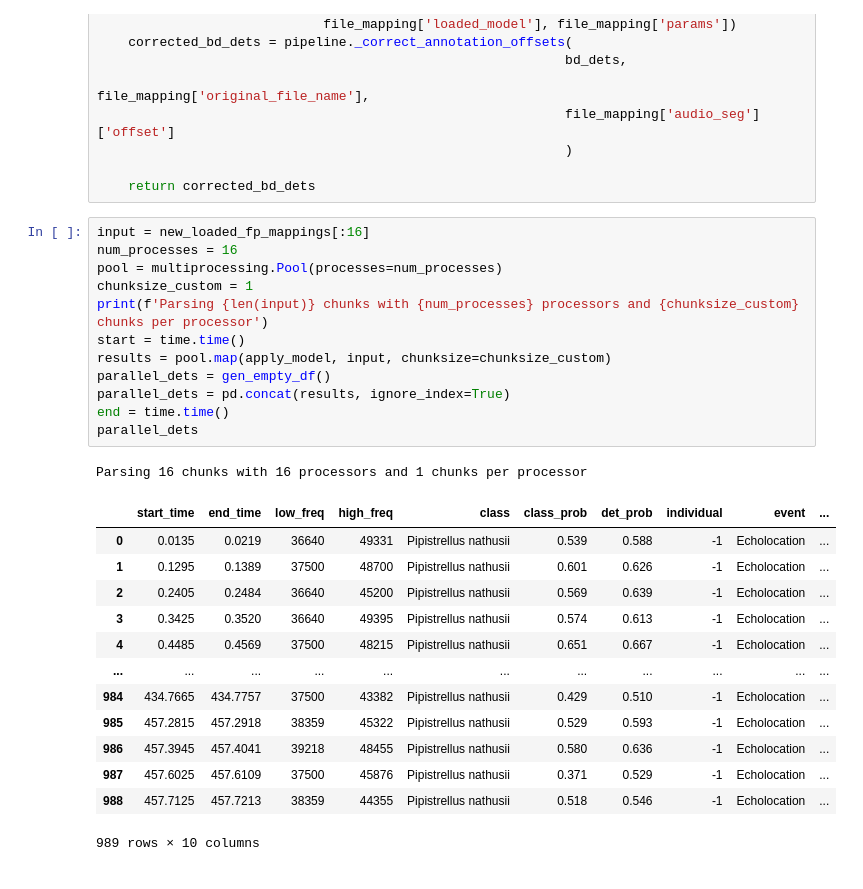
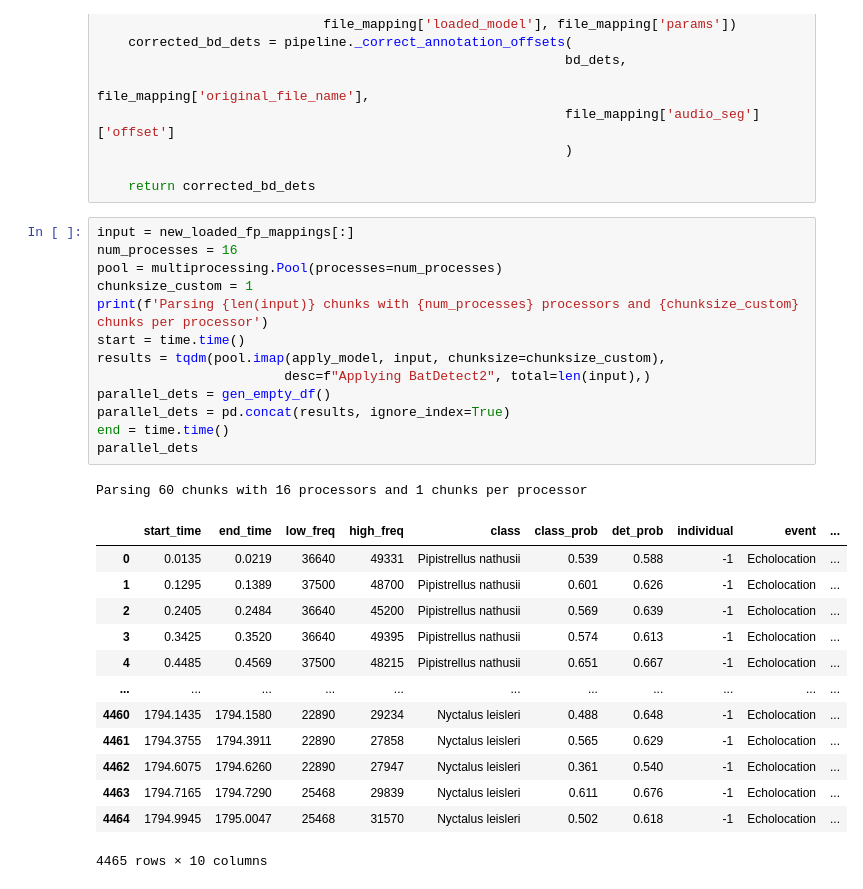
Before and after one commit to aditya-uw/bat-detector-msds, a Jupyter notebook: daily_notebooks/20241104__parallelize_on_large_instance_baseline.ipynb, the cells around one changed output. Cells and saved outputs as stored; diff of their text form.

```diff
--- a/daily_notebooks/20241104__parallelize_on_large_instance_baseline.ipynb
+++ b/daily_notebooks/20241104__parallelize_on_large_instance_baseline.ipynb
@@ -411,29 +411,30 @@ def apply_model(file_mapping):
 
     return corrected_bd_dets
 # %%
-input = new_loaded_fp_mappings[:16]
+input = new_loaded_fp_mappings[:]
 num_processes = 16
 pool = multiprocessing.Pool(processes=num_processes)
 chunksize_custom = 1
 print(f'Parsing {len(input)} chunks with {num_processes} processors and {chunksize_custom} chunks per processor')
 start = time.time()
-results = pool.map(apply_model, input, chunksize=chunksize_custom)
+results = tqdm(pool.imap(apply_model, input, chunksize=chunksize_custom),
+                        desc=f"Applying BatDetect2", total=len(input),)
 parallel_dets = gen_empty_df()
 parallel_dets = pd.concat(results, ignore_index=True)
 end = time.time()
 parallel_dets
 # %% [output]
-Parsing 16 chunks with 16 processors and 1 chunks per processor
+Parsing 60 chunks with 16 processors and 1 chunks per processor
 |  | start_time | end_time | low_freq | high_freq | class | class_prob | det_prob | individual | event | ... |
 | 0 | 0.0135 | 0.0219 | 36640 | 49331 | Pipistrellus nathusii | 0.539 | 0.588 | -1 | Echolocation | ... |
 | 1 | 0.1295 | 0.1389 | 37500 | 48700 | Pipistrellus nathusii | 0.601 | 0.626 | -1 | Echolocation | ... |
 | 2 | 0.2405 | 0.2484 | 36640 | 45200 | Pipistrellus nathusii | 0.569 | 0.639 | -1 | Echolocation | ... |
 | 3 | 0.3425 | 0.3520 | 36640 | 49395 | Pipistrellus nathusii | 0.574 | 0.613 | -1 | Echolocation | ... |
 | 4 | 0.4485 | 0.4569 | 37500 | 48215 | Pipistrellus nathusii | 0.651 | 0.667 | -1 | Echolocation | ... |
 | ... | ... | ... | ... | ... | ... | ... | ... | ... | ... | ... |
-| 984 | 434.7665 | 434.7757 | 37500 | 43382 | Pipistrellus nathusii | 0.429 | 0.510 | -1 | Echolocation | ... |
-| 985 | 457.2815 | 457.2918 | 38359 | 45322 | Pipistrellus nathusii | 0.529 | 0.593 | -1 | Echolocation | ... |
-| 986 | 457.3945 | 457.4041 | 39218 | 48455 | Pipistrellus nathusii | 0.580 | 0.636 | -1 | Echolocation | ... |
-| 987 | 457.6025 | 457.6109 | 37500 | 45876 | Pipistrellus nathusii | 0.371 | 0.529 | -1 | Echolocation | ... |
-| 988 | 457.7125 | 457.7213 | 38359 | 44355 | Pipistrellus nathusii | 0.518 | 0.546 | -1 | Echolocation | ... |
+| 4460 | 1794.1435 | 1794.1580 | 22890 | 29234 | Nyctalus leisleri | 0.488 | 0.648 | -1 | Echolocation | ... |
+| 4461 | 1794.3755 | 1794.3911 | 22890 | 27858 | Nyctalus leisleri | 0.565 | 0.629 | -1 | Echolocation | ... |
+| 4462 | 1794.6075 | 1794.6260 | 22890 | 27947 | Nyctalus leisleri | 0.361 | 0.540 | -1 | Echolocation | ... |
+| 4463 | 1794.7165 | 1794.7290 | 25468 | 29839 | Nyctalus leisleri | 0.611 | 0.676 | -1 | Echolocation | ... |
+| 4464 | 1794.9945 | 1795.0047 | 25468 | 31570 | Nyctalus leisleri | 0.502 | 0.618 | -1 | Echolocation | ... |
-989 rows × 10 columns
+4465 rows × 10 columns
```
Also changed, not shown: parts of 1 cell of this notebook.
